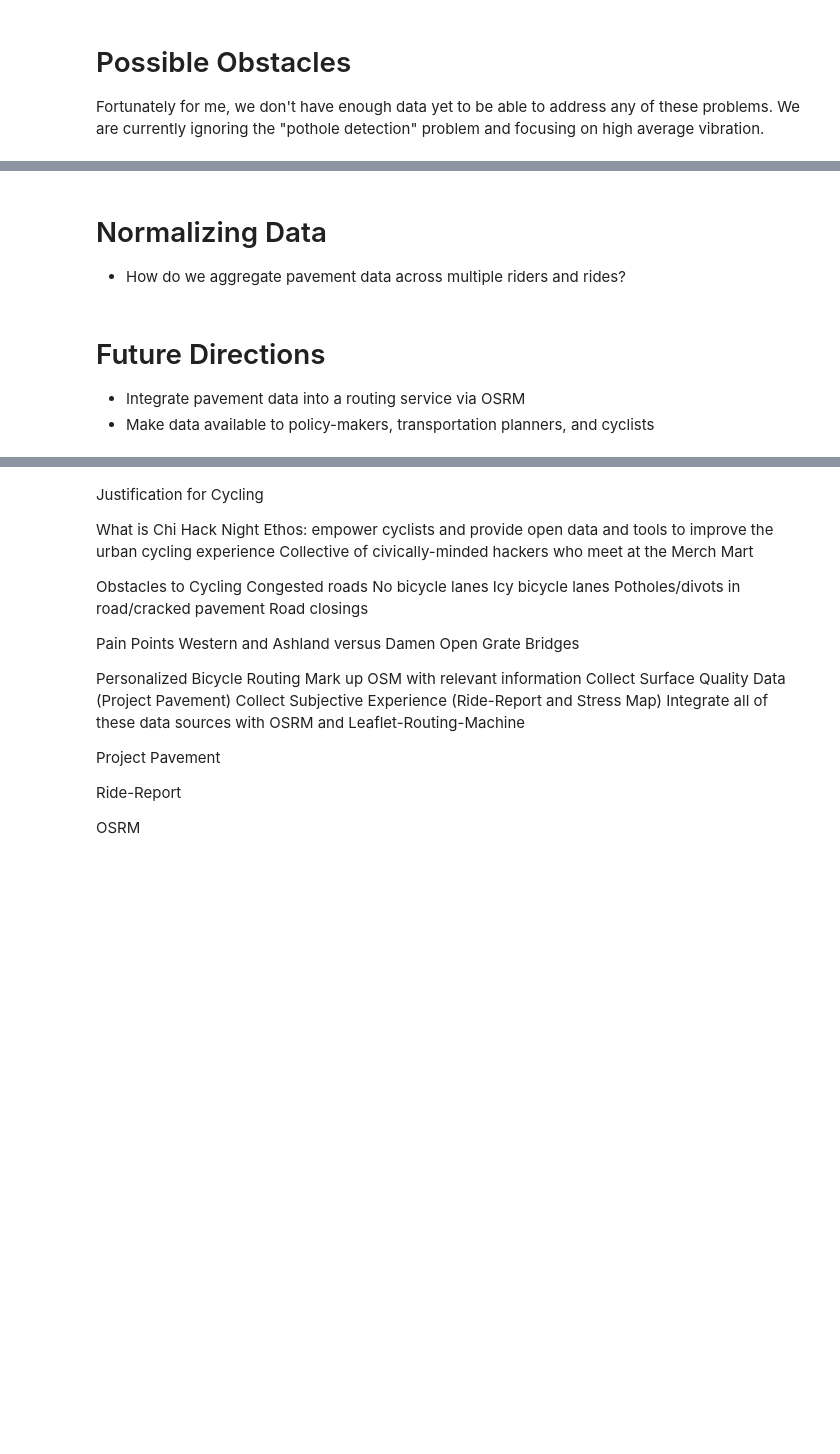
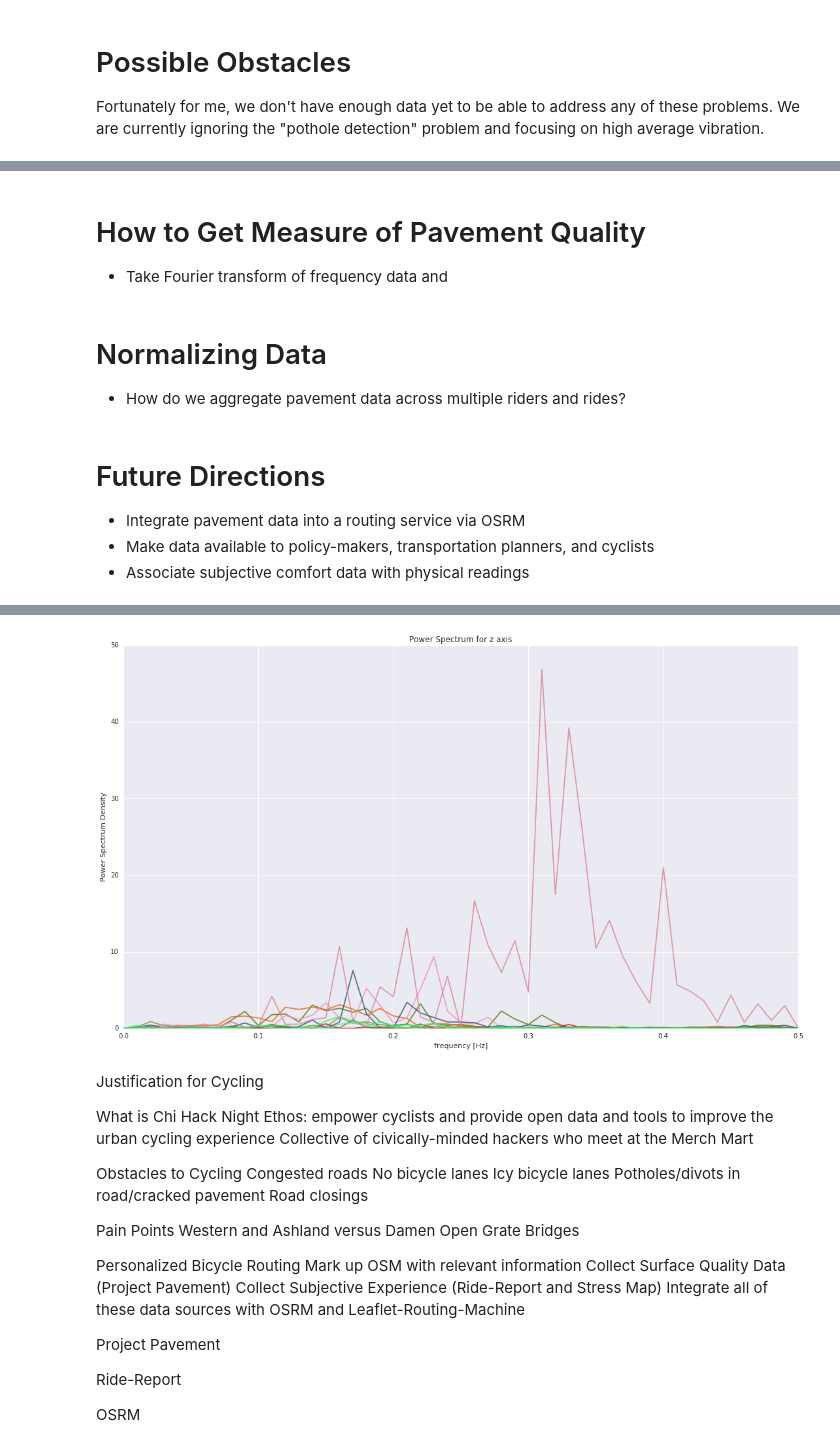
Before and after one commit to zscore/pavement_analysis, a Jupyter notebook: src/pavement_presentation.ipynb, the cells around one changed output, grey strips where cells are left out. Saved outputs shown, nothing was run; the diff lists cells and outputs as text; code cells hidden in the pictures; blank space fills up the shorter version.

```diff
--- a/src/pavement_presentation.ipynb
+++ b/src/pavement_presentation.ipynb
@@ -152,0 +192,2 @@ http://project-pavement.herokuapp.com/map/chi
+# %%
+readings_idx = data_munging.insert_readings_rtree(readings)
@@ -152,0 +241,26 @@ http://project-pavement.herokuapp.com/map/chi
+# %%
+total_data_points = 0
+total_tries = 0
+examined_ids = set()
+ids0 = list()
+ids1 = list()
+while total_data_points < 5000 and total_tries < 100000:
+    total_tries += 1
+    random_idx, random_point = data_munging.select_random_point(readings)
+    random_bb = data_munging.point_to_bb(*random_point, side_length=0.2)
+    intersecting_segments = list(readings_idx.intersection(random_bb))
+    intersecting_segments = set([i for i in intersecting_segments if data_munging.calc_reading_diffs(readings.ix[i, :], readings.ix[random_idx, :]) < 0.4])
+    intersecting_segments.difference_update(examined_ids)
+    examined_ids.update(intersecting_segments)
+    if intersecting_segments > 1:
+        for idx_pair in itertools.combinations(intersecting_segments, 2):
+            ids0.append(idx_pair[0])
+            ids1.append(idx_pair[1])
+            total_data_points += 1
+# %%
+pairwise_comps = pd.DataFrame({'id0': ids0, 'id1': ids1})
+for i in ('0', '1'):
+    for var in ('std_z', 'gps_speed', 'abs_mean_total'):
+        pairwise_comps[var + i] = readings[var][pairwise_comps['id' + i]].values
+for i in ('0', '1'):
+    pairwise_comps['abs_mean_over_speed' + i] = pairwise_comps['abs_mean_total' + i] /  pairwise_comps['gps_speed' + i]
@@ -173,3 +315,6 @@ Fortunately for me, we don't have enough data yet to be able to address any of t
+# %% [markdown]
+# How to Get Measure of Pavement Quality
+- Take Fourier transform of frequency data and
 # %% [markdown]
 # Normalizing Data
 
@@ -179,12 +324,25 @@ Fortunately for me, we don't have enough data yet to be able to address any of t
 
 - Integrate pavement data into a routing service via OSRM
 - Make data available to policy-makers, transportation planners, and cyclists
+- Associate subjective comfort data with physical readings
 # %% [markdown]
 # Future Directions
 
 https://ride.report/map
 
 ![img](https://static.ride.report/static/promosite/img/map.b0bc905051ec.jpg)
+# %%
+for color, i in zip(colors, indices):
+    f, Pxx_den = signal.periodogram(readings['num_accel_' + axis][i][0:100])
+    plt.plot(f, Pxx_den, color=color, alpha=0.8)
+    plt.title('Power Spectrum for ' + axis + ' axis')
+    plt.xlabel('frequency [Hz]')
+    plt.ylabel('Power Spectrum Density')
+fig = plt.gcf()
+fig.set_size_inches(18.5, 10.5)
+plt.show()
+# %% [output]
+[figure, added]
 # %% [markdown]
 Justification for Cycling
 
```
Also changed, not shown: parts of 62 cells of this notebook.
